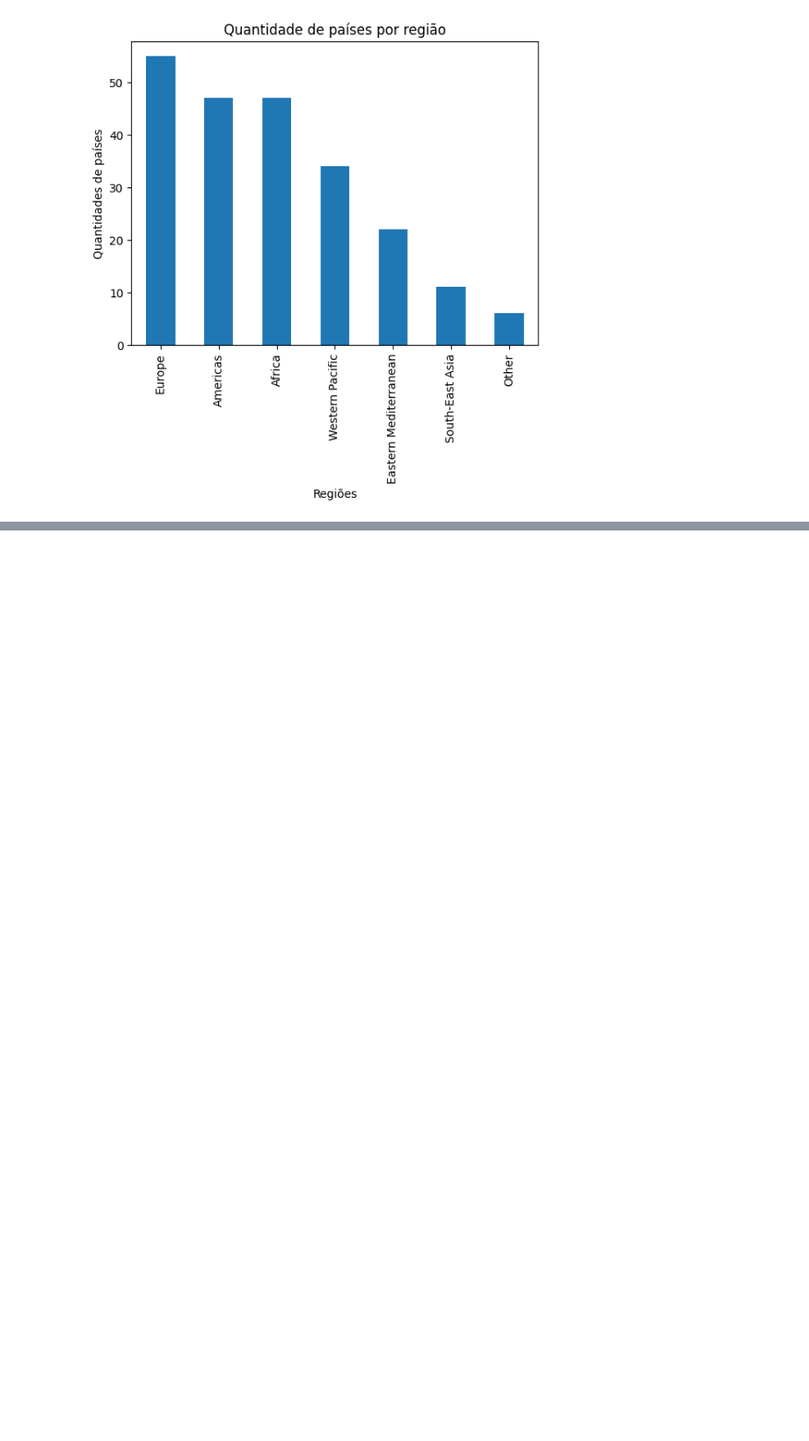
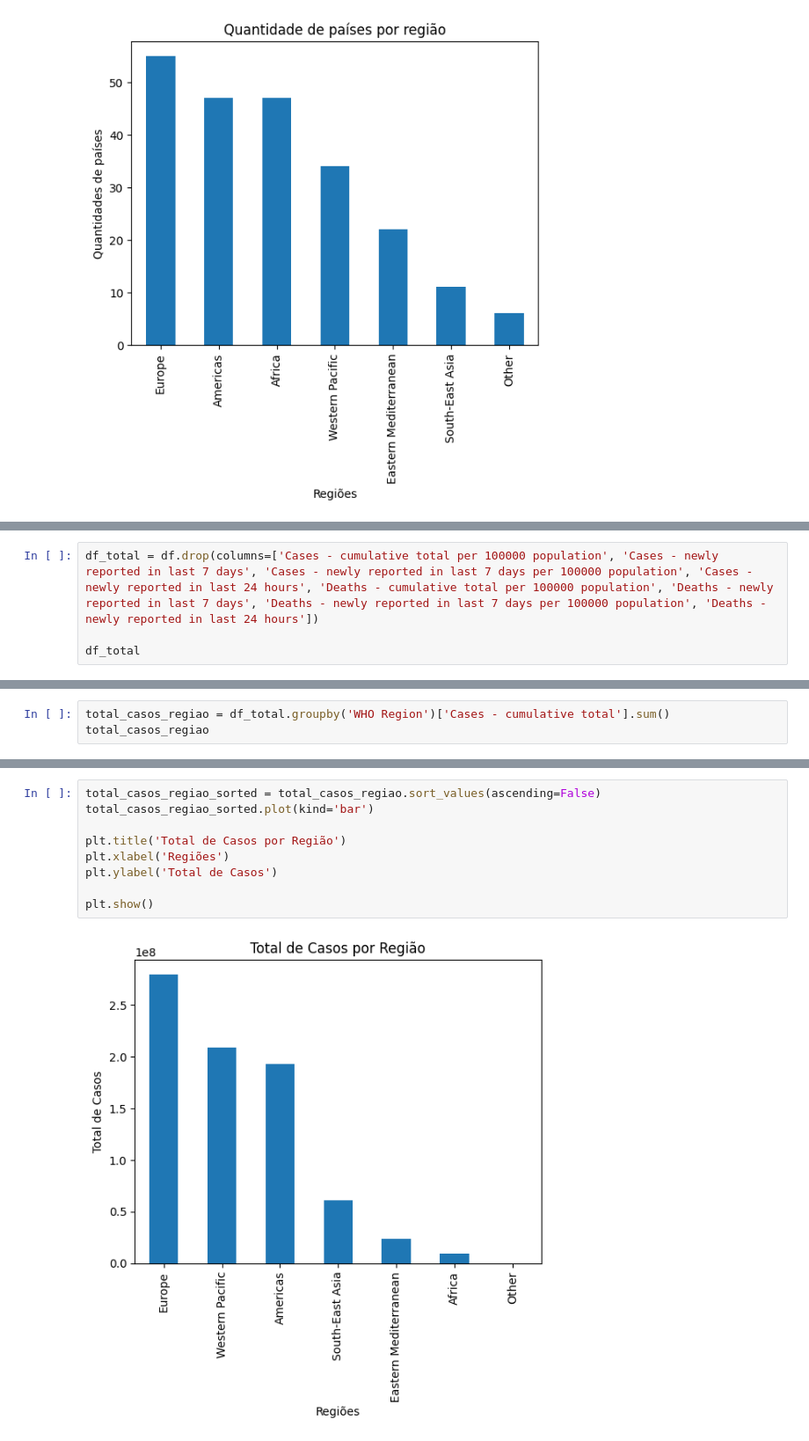
Before and after one commit to GuilhermeAugustox/COVID-DailyAnalysis-2020-2024, a Jupyter notebook: Analise.ipynb, the cells around one changed output, grey strips where cells are left out. Shown: that part at 88% size. Drawn from its saved outputs; the diff is of its cells as text; blank space fills up the shorter version.

Commit message:
Criação de uma tabela total e levantamentos das estatísticas

```diff
--- a/Analise.ipynb
+++ b/Analise.ipynb
@@ -181,0 +269,4 @@ df.head()
+# %%
+df_total = df.drop(columns=['Cases - cumulative total per 100000 population', 'Cases - newly reported in last 7 days', 'Cases - newly reported in last 7 days per 100000 population', 'Cases - newly reported in last 24 hours', 'Deaths - cumulative total per 100000 population', 'Deaths - newly reported in last 7 days', 'Deaths - newly reported in last 7 days per 100000 population', 'Deaths - newly reported in last 24 hours'])
+
+df_total
@@ -181,0 +287,3 @@ df.head()
+# %%
+total_casos_regiao = df_total.groupby('WHO Region')['Cases - cumulative total'].sum()
+total_casos_regiao
@@ -181,0 +300,11 @@ df.head()
+# %%
+total_casos_regiao_sorted = total_casos_regiao.sort_values(ascending=False)
+total_casos_regiao_sorted.plot(kind='bar')
+
+plt.title('Total de Casos por Região')
+plt.xlabel('Regiões')
+plt.ylabel('Total de Casos')
+
+plt.show()
+# %% [output]
+[figure, added]
```
Also changed, not shown: parts of 28 cells of this notebook.
